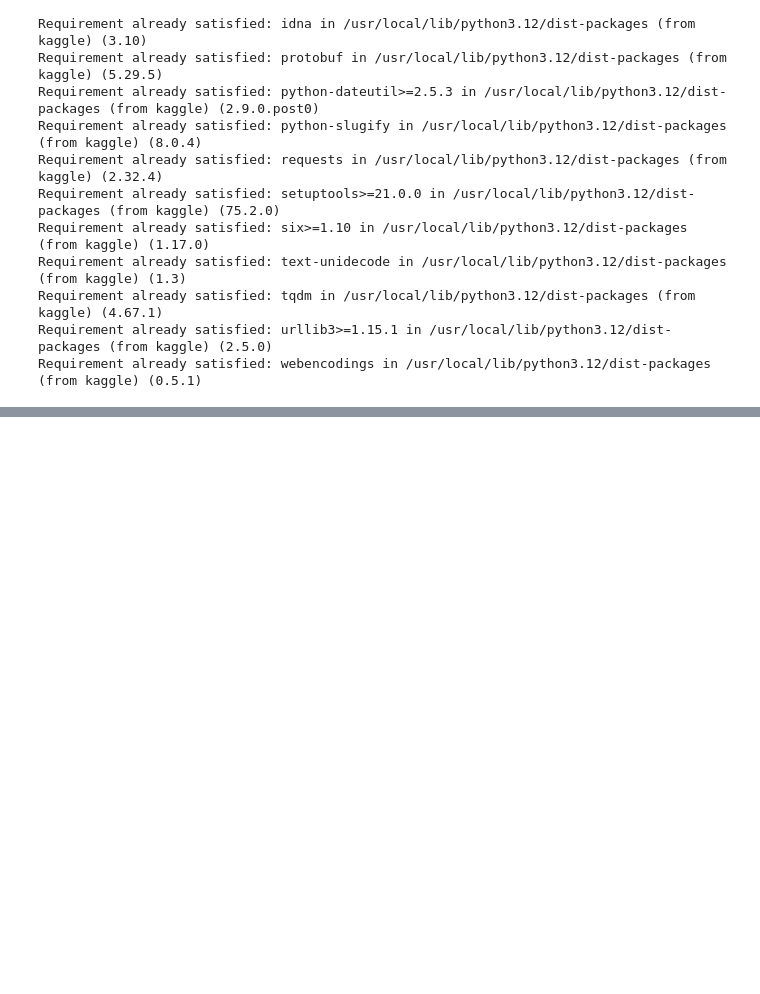
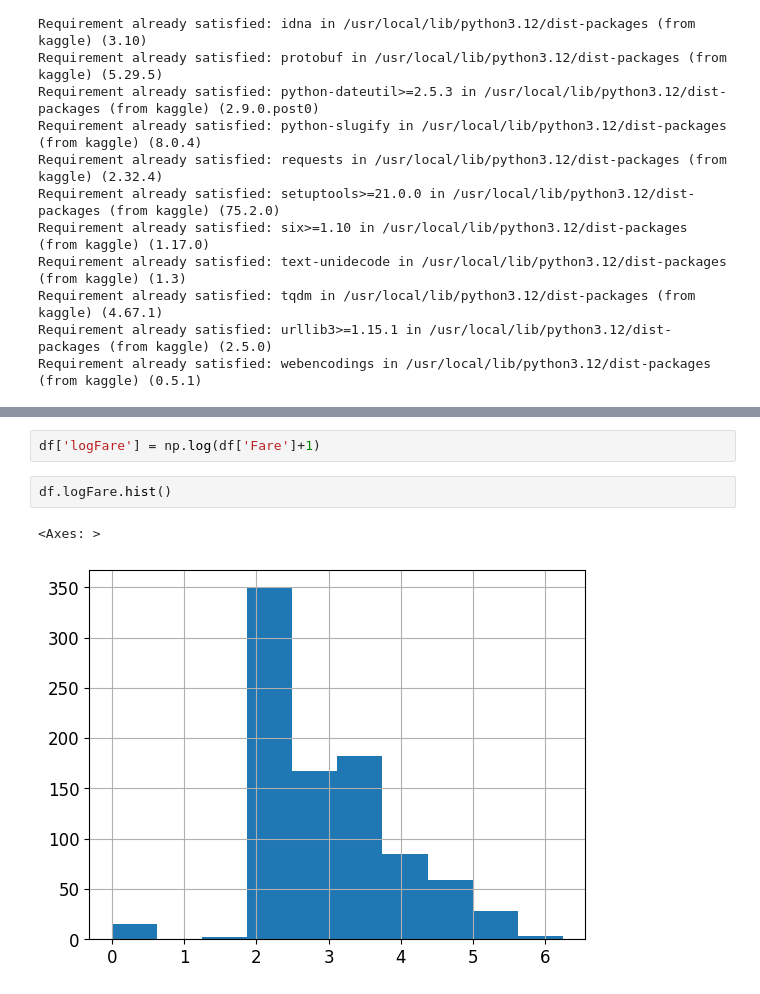
Before and after one commit to SanjaySaatyaki/fast_ai_try_out, a Jupyter notebook: tabular.ipynb, the cells around one changed output, grey strips where cells are left out. Cells and saved outputs as stored; diff of their text form; blank space fills up the shorter version.

```diff
--- a/tabular.ipynb
+++ b/tabular.ipynb
@@ -43,0 +145,7 @@ creds = {}
+# %%
+df['logFare'] = np.log(df['Fare']+1)
+# %%
+df.logFare.hist()
+# %% [output]
+<Axes: >
+[figure, added]
```
Also changed, not shown: parts of 19 cells of this notebook.
